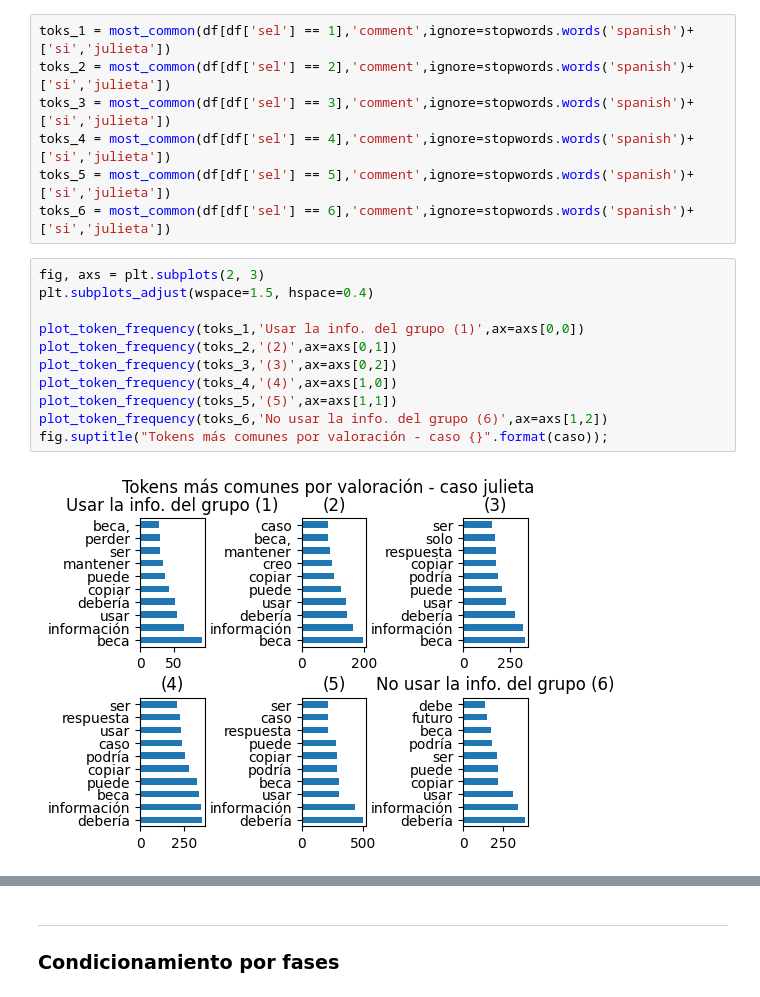
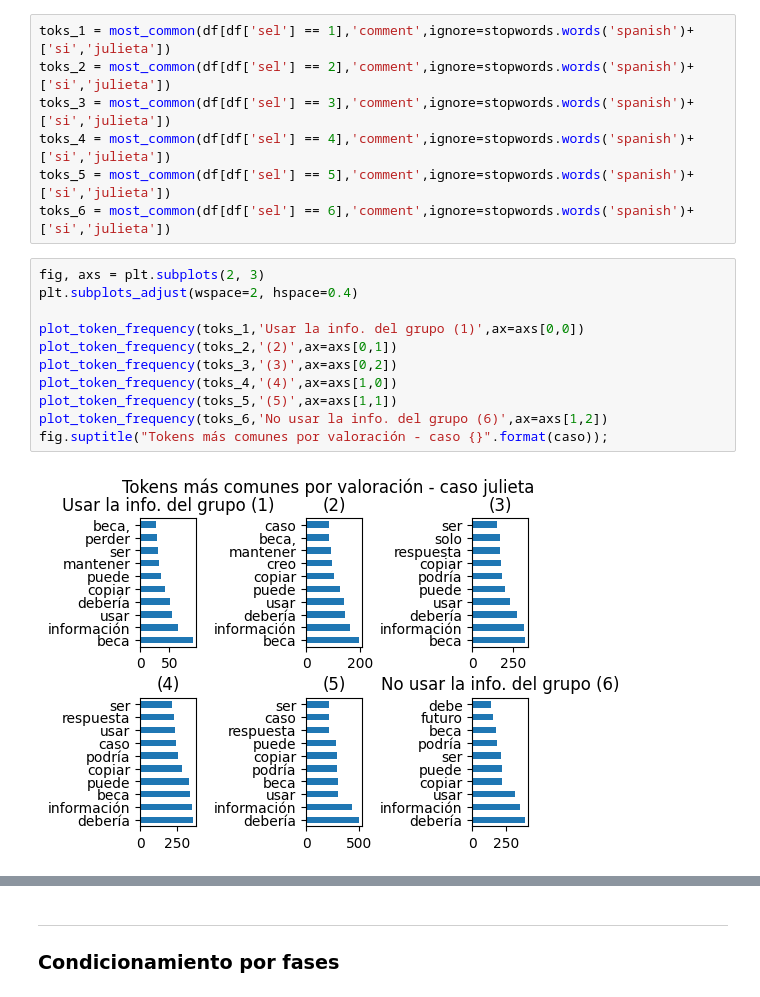
Before and after one commit to camilocarvajalreyes/ethicapp-nlp, a Jupyter notebook: exploracion_caso_julieta.ipynb, the cells around one changed output, grey strips where cells are left out. Cells and saved outputs as stored; diff of their text form.

```diff
--- a/exploracion_caso_julieta.ipynb
+++ b/exploracion_caso_julieta.ipynb
@@ -179,14 +171,14 @@ toks_5 = most_common(df[df['sel'] == 5],'comment',ignore=stopwords.words('spanis
 toks_6 = most_common(df[df['sel'] == 6],'comment',ignore=stopwords.words('spanish')+['si','julieta'])
 # %%
 fig, axs = plt.subplots(2, 3)
-plt.subplots_adjust(wspace=1.5, hspace=0.4)
+plt.subplots_adjust(wspace=2, hspace=0.4)
 
 plot_token_frequency(toks_1,'Usar la info. del grupo (1)',ax=axs[0,0])
 plot_token_frequency(toks_2,'(2)',ax=axs[0,1])
 plot_token_frequency(toks_3,'(3)',ax=axs[0,2])
 plot_token_frequency(toks_4,'(4)',ax=axs[1,0])
 plot_token_frequency(toks_5,'(5)',ax=axs[1,1])
 plot_token_frequency(toks_6,'No usar la info. del grupo (6)',ax=axs[1,2])
 fig.suptitle("Tokens más comunes por valoración - caso {}".format(caso));
 # %% [output]
-[figure, old version]
+[figure, new version]
```
Also changed, not shown: parts of 8 cells of this notebook, 1 other file.
